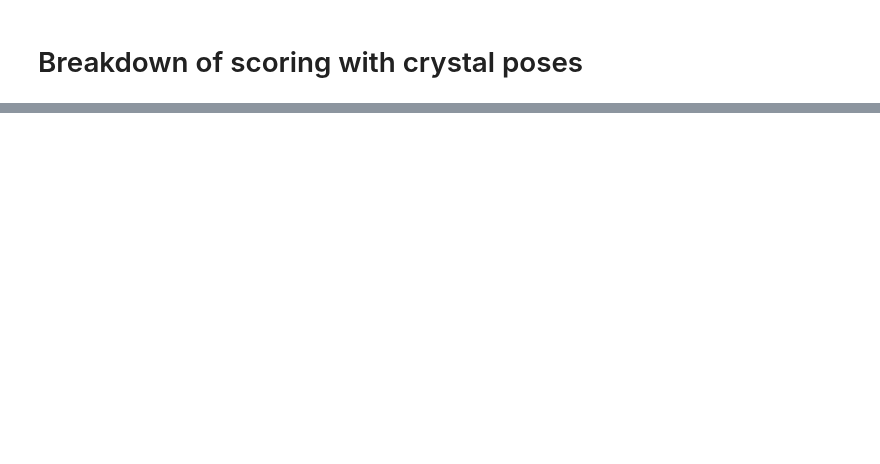
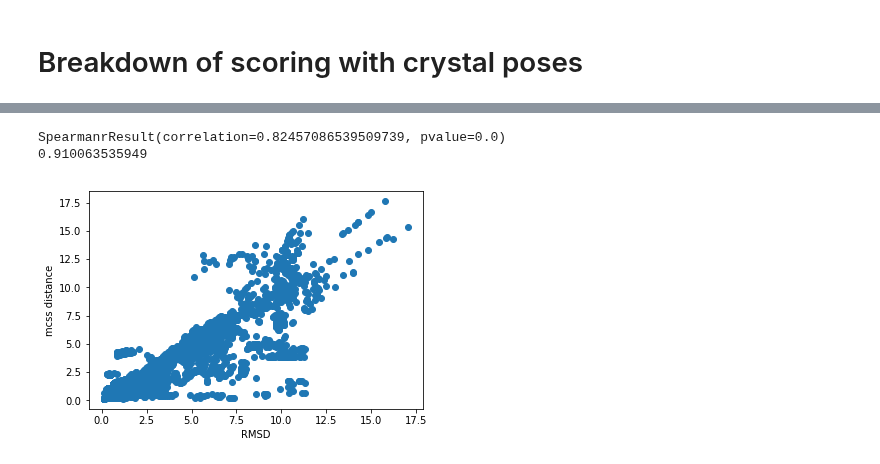
Before and after one commit to orangese/combind_multistruct_benchmarking, a Jupyter notebook: notebooks/crystal_only_mcss.ipynb, the cells around one changed output, grey strips where cells are left out. Drawn from its saved outputs; the diff is of its cells as text; code cells hidden in the pictures; blank space fills up the shorter version.

```diff
--- a/notebooks/crystal_only_mcss.ipynb
+++ b/notebooks/crystal_only_mcss.ipynb
@@ -184,2 +184,29 @@ for protein, dists in stats.items():
 # %% [markdown]
 # Breakdown of scoring with crystal poses
+# %%
+from pairs import LigPair
+rmsd, gscore, mcss, mcss_score = [], [], [], []
+max_ligands = 20
+for protein in stats.keys():
+    prot = Protein(protein)
+    lm = prot.lm
+    ligands = lm.docked(lm.pdb)[:max_ligands+1]
+    self_docked = lm.st+'_lig'
+    if self_docked in ligands:
+        ligands.remove(self_docked)
+    else:
+        ligands.pop(-1)
+    prot.load_docking(ligands)
+
+    crystal_lig = '{}_crystal_lig'.format(lm.st)
+    prot.load_docking([crystal_lig], load_fp = False, load_crystal = True, load_mcss = True)
+    for ligand in ligands:
+        lp = LigPair(prot.docking[lm.st].ligands[crystal_lig], prot.docking[lm.st].ligands[ligand],
+                     ['mcss'], lm.mcss, 100)
+        for (r1, r2), pp in sorted(lp.pose_pairs.items(), key = lambda x: x[0]):
+            if pp.get_feature('mcss') is None: continue
+            rmsd   += [pp.pose2.rmsd]
+            mcss   += [pp.get_feature('mcss')]
+            gscore += [pp.pose2.gscore]
+            mcss_score += [np.log(stats[protein]['reference'](mcss[-1])) - np.log(stats[protein]['native'](mcss[-1]))]
+rmsd, mcss, gscore, mcss_score = np.array(rmsd), np.array(mcss), np.array(gscore), np.array(mcss_score)
@@ -185,0 +231,16 @@ for protein, dists in stats.items():
+# %%
+from scipy.stats import spearmanr
+from sklearn.metrics import roc_auc_score
+def metrics(rmsd, metric):
+    plt.scatter(rmsd, metric)
+    print spearmanr(rmsd, metric)
+    print roc_auc_score(rmsd > 2.0, metric)
+
+metrics(rmsd, mcss)
+plt.ylabel('mcss distance')
+plt.xlabel('RMSD')
+plt.show()
+# %% [output]
+SpearmanrResult(correlation=0.82457086539509739, pvalue=0.0)
+0.910063535949
+[figure, added]
```
Also changed, not shown: parts of 20 cells of this notebook.
